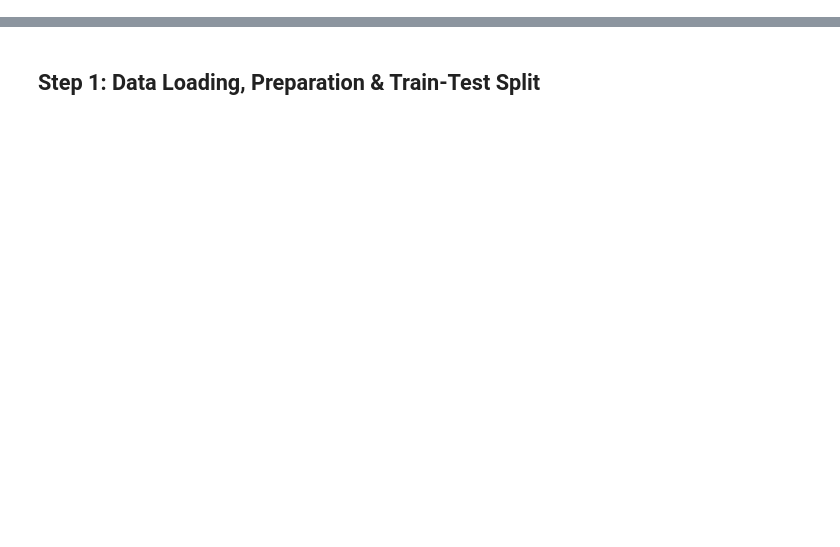
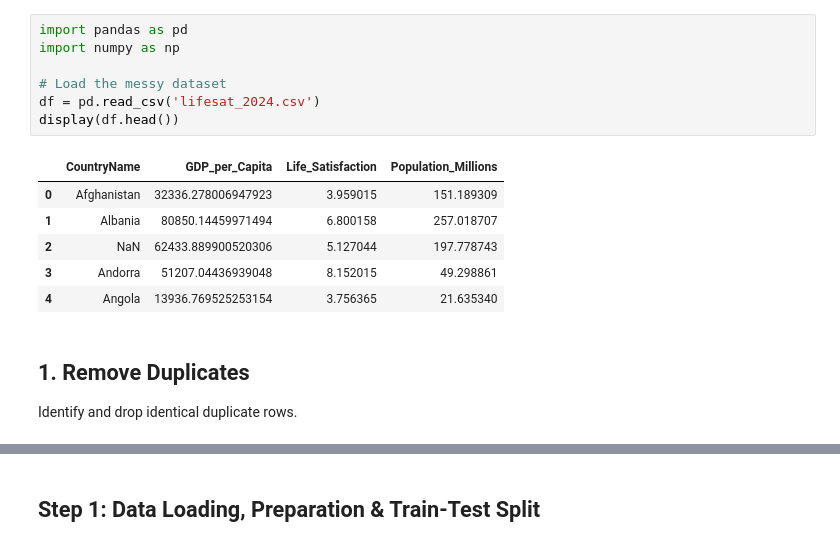
Before and after one commit to Akshay0749/Mini-Projects-ML, a Jupyter notebook: Linear-Regression & KNN/Life_Satisfaction.ipynb, the cells around one changed output, grey strips where cells are left out. Drawn from its saved outputs; the diff is of its cells as text; blank space fills up the shorter version.

```diff
--- a/Linear-Regression & KNN/Life_Satisfaction.ipynb
+++ b/Linear-Regression & KNN/Life_Satisfaction.ipynb
@@ -0,0 +7,17 @@
+# %%
+import pandas as pd
+import numpy as np
+
+# Load the messy dataset
+df = pd.read_csv('lifesat_2024.csv')
+display(df.head())
+# %% [output]
+|  | CountryName | GDP_per_Capita | Life_Satisfaction | Population_Millions |
+| 0 | Afghanistan | 32336.278006947923 | 3.959015 | 151.189309 |
+| 1 | Albania | 80850.14459971494 | 6.800158 | 257.018707 |
+| 2 | NaN | 62433.889900520306 | 5.127044 | 197.778743 |
+| 3 | Andorra | 51207.04436939048 | 8.152015 | 49.298861 |
+| 4 | Angola | 13936.769525253154 | 3.756365 | 21.635340 |
+# %% [markdown]
+## 1. Remove Duplicates
+Identify and drop identical duplicate rows.
```
Also changed, not shown: parts of 20 cells of this notebook, 2 other files.
